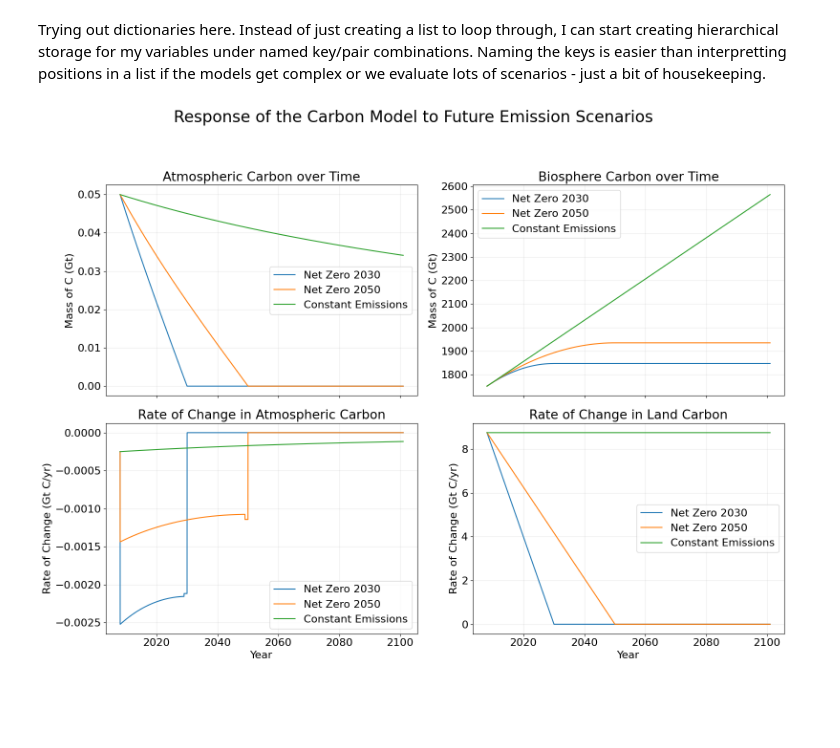
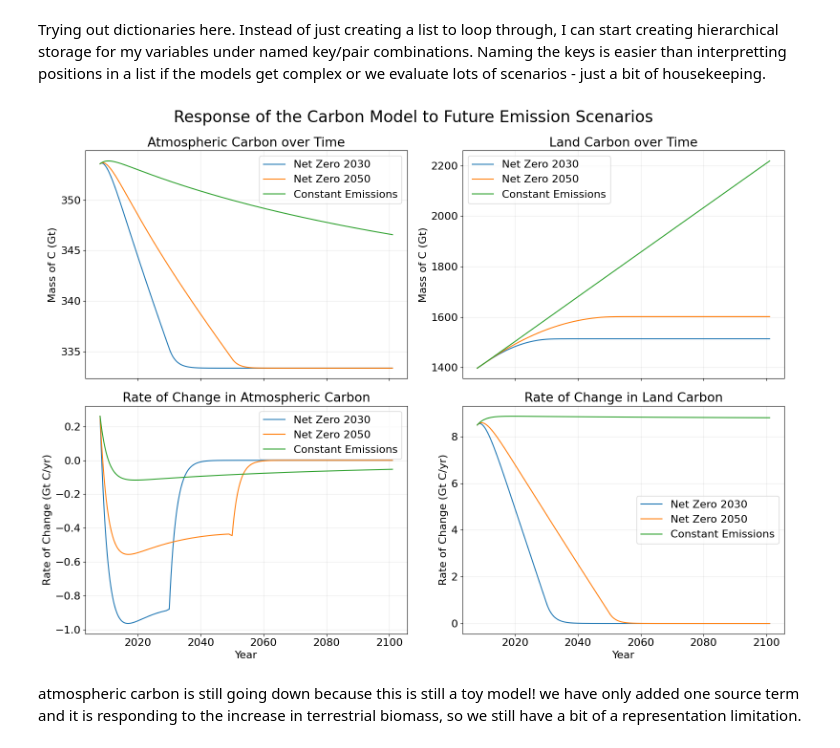
Before and after one commit to scottfordham/F26_GEOS518_STMF, a Jupyter notebook: mod02_Finite-Difference-Box-Models/mod02-CarbonModel-Assignment.ipynb, the cells around one changed output. Drawn from its saved outputs; the diff is of its cells as text; code cells hidden in the pictures; blank space fills up the shorter version.

Commit message:
Submission of Mod02-CarbonModel

```diff
--- a/mod02_Finite-Difference-Box-Models/mod02-CarbonModel-Assignment.ipynb
+++ b/mod02_Finite-Difference-Box-Models/mod02-CarbonModel-Assignment.ipynb
@@ -209,11 +195,11 @@ for i in np.arange(Nt):
         M2b[i] = M2i
 
     else: #if not 0 time, we need to evaluate the in and out flux for each bucket
-        dM1bdt = k21*M2b[i-1]*M1b[i-1] - k12*M2b[i-1] #land flux (atmosphere deposition/photosynthesis minus fire/respiration) -> total flux for period t-1
-        dM2bdt = k12*M2b[i-1] - k21*M2b[i-1]*M1b[i-1] #atmosphere flux (fire/respiration input minus deposition/photosynthesis output) from previous year)
+        dM1bdt = k21*M2b[i-1] - k12*M1b[i-1]*M2b[i-1] #atmosphere flux (fire/respiration input minus deposition/photosynthesis output) from previous year)
+        dM2bdt = k12*M1b[i-1]*M2b[i-1] - k21*M2b[i-1] #land flux (atmosphere deposition/photosynthesis minus fire/respiration) -> total flux for period t-1
 
-        M1b[i] = M1b[i-1] + dM1bdt*dt  #previous condition plus total flux = mass carbon at Nt(i)
-        M2b[i] = M2b[i-1] + dM2bdt*dt + cflux_t[i-1]*dt
+        M1b[i] = M1b[i-1] + dM1bdt*dt  +cflux_t[i-1]*dt #change in atmosphere with anthropogenic source term
+        M2b[i] = M2b[i-1] + dM2bdt*dt
 
 
 dM1dt_diff = np.diff(M1b) / np.diff(t) #daily change in delta
@@ -310,17 +295,18 @@ for scenario, cflux_future in scenarios.items(): # we have three scenarios - let
             M1c[i] = M1i
             M2c[i] = M2i
         else: #if not 0 time, we need to evaluate the in and out flux for each bucket
-            dM1cdt = k21*M2c[i-1]*M1c[i-1] - k12*M2c[i-1] #land flux (atmosphere deposition/photosynthesis minus fire/respiration) -> total flux for period t-1
-            dM2cdt = k12*M2c[i-1] - k21*M2c[i-1]*M1c[i-1] #atmosphere flux (fire/respiration input minus deposition/photosynthesis output) from previous year)
+            dM1cdt = k21*M2c[i-1] - k12*M1c[i-1]*M2c[i-1] #atmosphere flux (fire/respiration input minus deposition/photosynthesis output) from previous year)
+            dM2cdt = k12*M1c[i-1]*M2c[i-1] - k21*M2c[i-1] #land flux (atmosphere deposition/photosynthesis minus fire/respiration) -> total flux for period t-1
 
-            M1c[i] = M1c[i-1] + dM1cdt*dt  #previous condition plus total flux = mass carbon at Nt(i)
-            M2c[i] = M2c[i-1] + dM2cdt*dt +cflux_future[i-1]*dt
+            M1c[i] = M1c[i-1] + dM1cdt*dt + cflux_future[i-1]*dt
+            M2c[i] = M2c[i-1] + dM2cdt*dt  #previous condition plus total flux = mass carbon at Nt(i)
 
 
     dM1dt_diff = np.diff(M1c) / np.diff(t) #daily change in delta
     dM2dt_diff = np.diff(M2c) / np.diff(t) #daily change in delta
 
-    results[scenario] = {
+#we made an empty dictionary in the previous cell;
+    results[scenario] = {#[scenario] is a page of the dictionary {results}, and the page stores the information below:
         'cflux': cflux_future,
         'M1': M1c,
         'M2': M2c,
@@ -328,49 +314,46 @@ for scenario, cflux_future in scenarios.items(): # we have three scenarios - let
         'dM2dt': dM2dt_diff
     }
 # %%
-fig, ax = plt.subplots(
-    2, 2,
-    figsize=(16, 12),
-    sharex=True
-)
+fig, ax = plt.subplots(2, 2, #2x2 grid
+    figsize=(16, 12), #total size
+    sharex=True) #shared x axis
 
-fig.suptitle(
-    'Response of the Carbon Model to Future Emission Scenarios',
-    fontsize=24
-)
+fig.suptitle('Response of the Carbon Model to Future Emission Scenarios',fontsize=24)
 
 # Add all three scenarios
 for scenario in results:
-    ax[0,0].plot(t,results[scenario]['M2'],label=scenario) # plot atmosphere
-    ax[0,1].plot(t,results[scenario]['M1'],label=scenario) # plot biosphere
-    ax[1,0].plot(t[1:], results[scenario]['dM2dt'], label=scenario) # plot atmosphere rate
-    ax[1,1].plot(t[1:], results[scenario]['dM1dt'], label=scenario) # plot biosphere rate
+    ax[0,0].plot(t,results[scenario]['M1'],label=scenario) # plot atmosphere
+    ax[0,1].plot(t,results[scenario]['M2'],label=scenario) # plot land
+    ax[1,0].plot(t[1:], results[scenario]['dM1dt'], label=scenario) # plot atmosphere rate (we use t[1:] to only use the first timestep onward instead of the 0-indexed timestep])
+    ax[1,1].plot(t[1:], results[scenario]['dM2dt'], label=scenario) # plot land rate
 
 # Titles and labels
 ax[0,0].set_title('Atmospheric Carbon over Time')
 ax[0,0].set_ylabel('Mass of C (Gt)')
 ax[0,0].legend()
 ax[0,0].grid(alpha = 0.25)
 
-ax[0,1].set_title('Biosphere Carbon over Time')
+ax[0,1].set_title('Land Carbon over Time')
 ax[0,1].set_ylabel('Mass of C (Gt)')
 ax[0,1].legend()
 ax[0,1].grid(alpha = 0.25)
 
 ax[1,0].set_title('Rate of Change in Atmospheric Carbon')
 ax[1,0].set_xlabel('Year')
 ax[1,0].set_ylabel('Rate of Change (Gt C/yr)')
 ax[1,0].legend()
 ax[1,0].grid(alpha = 0.25)
 
 ax[1,1].set_title('Rate of Change in Land Carbon')
 ax[1,1].set_xlabel('Year')
 ax[1,1].set_ylabel('Rate of Change (Gt C/yr)')
 ax[1,1].legend()
 ax[1,1].grid(alpha = 0.25)
 
-fig.tight_layout(rect=[0, 0, 1, 0.94])
+fig.tight_layout(rect=[0, 0, 1, 1])
 
 plt.show()
 # %% [output]
-[figure, old version]
+[figure, new version]
+# %% [markdown]
+atmospheric carbon is still going down because this is still a toy model! we have only added one source term and it is responding to the increase in terrestrial biomass, so we still have a bit of a representation limitation.
```
Also changed, not shown: parts of 10 cells of this notebook, 1 other file.
